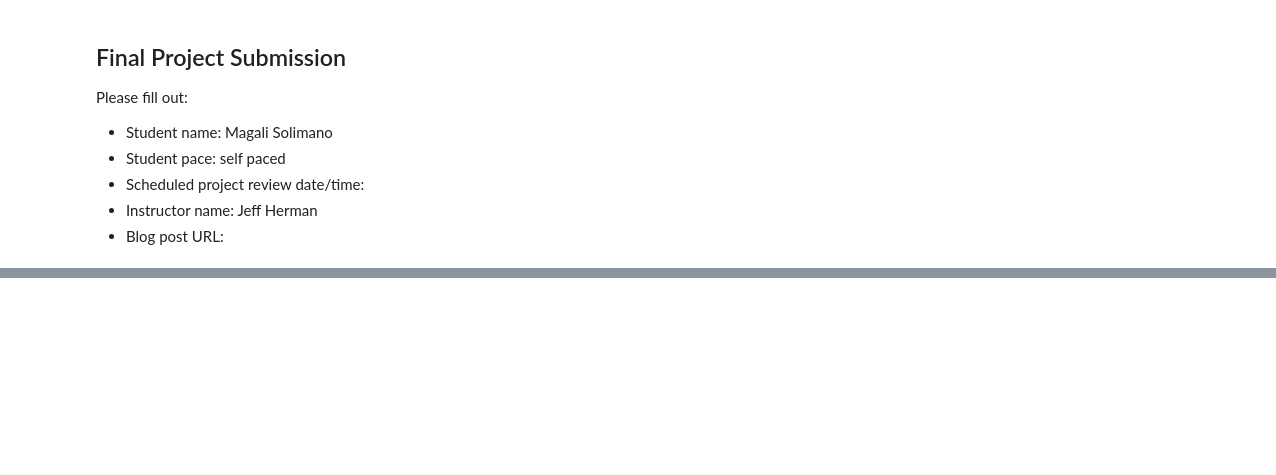
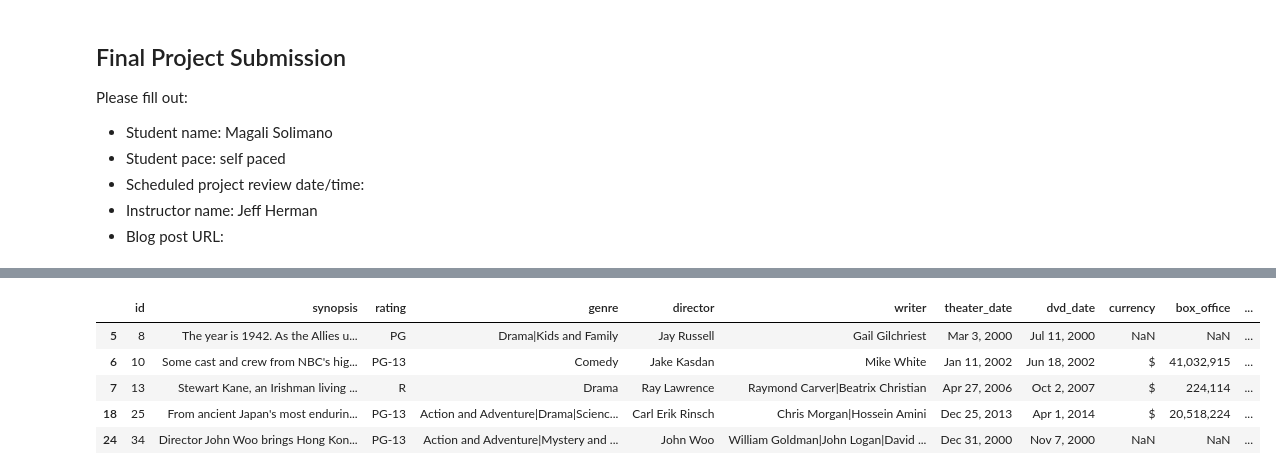
Before and after one commit to magalisolimano/dsc-mod-1-project-v2-1-online-ds-sp-000, a Jupyter notebook: Project1_MagaliSolimano.ipynb, the cells around one changed output, grey strips where cells are left out. Saved outputs shown, nothing was run; the diff lists cells and outputs as text; code cells hidden in the pictures; blank space fills up the shorter version.

```diff
--- a/Project1_MagaliSolimano.ipynb
+++ b/Project1_MagaliSolimano.ipynb
@@ -630,17 +1574,25 @@ df8.studio.value_counts().nlargest(25)
 # %%
 # Explore genres, runtimes for top revenue grossing studios
 # %%
+### .isin(top_6)
 #Create new df - studios' business model (genres, runtime for top revenue grossing studios)
 df_topstudio_model = df8[(df8['studio'] == 'Universal Pictures') |
                          (df8['studio'] == 'Paramount Pictures') |
                          (df8['studio'] == '20th Century Fox') |
                          (df8['studio'] == 'Sony Pictures Classics') |
                          (df8['studio'] == 'Warner Bros. Pictures') |
                         (df8['studio'] == 'Warner Bros.') |
                         (df8['studio'] =='Buenva Vista Pictures') |
-                        (df8['studio'] == 'Walt Disney Pictures')]
+                        (df8['studio'] == 'Walt Disney Pictures')].copy()
 
 df_topstudio_model.head()
+# %% [output]
+|  | id | synopsis | rating | genre | director | writer | theater_date | dvd_date | currency | box_office | ... |
+| 5 | 8 | The year is 1942. As the Allies u... | PG | Drama|Kids and Family | Jay Russell | Gail Gilchriest | Mar 3, 2000 | Jul 11, 2000 | NaN | NaN | ... |
+| 6 | 10 | Some cast and crew from NBC's hig... | PG-13 | Comedy | Jake Kasdan | Mike White | Jan 11, 2002 | Jun 18, 2002 | $ | 41,032,915 | ... |
+| 7 | 13 | Stewart Kane, an Irishman living ... | R | Drama | Ray Lawrence | Raymond Carver|Beatrix Christian | Apr 27, 2006 | Oct 2, 2007 | $ | 224,114 | ... |
+| 18 | 25 | From ancient Japan's most endurin... | PG-13 | Action and Adventure|Drama|Scienc... | Carl Erik Rinsch | Chris Morgan|Hossein Amini | Dec 25, 2013 | Apr 1, 2014 | $ | 20,518,224 | ... |
+| 24 | 34 | Director John Woo brings Hong Kon... | PG-13 | Action and Adventure|Mystery and ... | John Woo | William Goldman|John Logan|David ... | Dec 31, 2000 | Nov 7, 2000 | NaN | NaN | ... |
 # %%
 # Clean up studio names
 df_topstudio_model['studio'] = df_topstudio_model['studio'].replace({'Warner Bros.' : 'Warner Bros. Pictures'})
```
Also changed, not shown: parts of 105 cells of this notebook.
